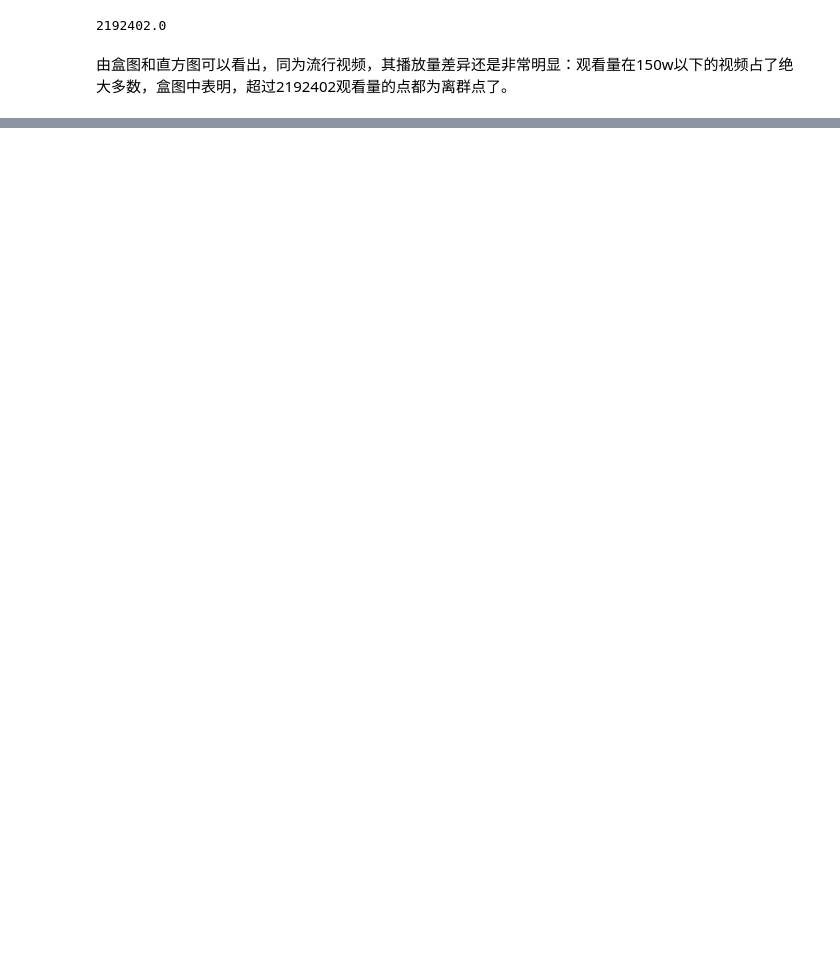
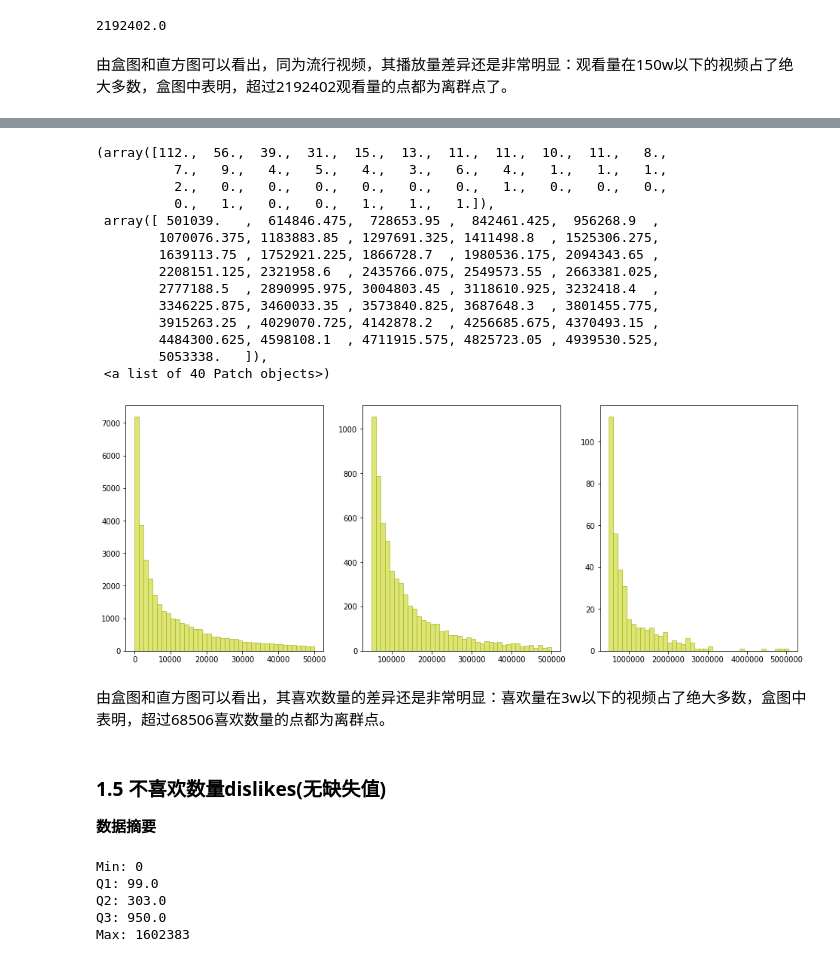
Before and after one commit to PluckySaltyfish/DataMiningClass, a Jupyter notebook: youtube.py.ipynb, the cells around one changed output, grey strips where cells are left out. Saved outputs shown, nothing was run; the diff lists cells and outputs as text; code cells hidden in the pictures; blank space fills up the shorter version.

```diff
--- a/youtube.py.ipynb
+++ b/youtube.py.ipynb
@@ -280,0 +318,37 @@ print(outlier)
+# %%
+# 分段直方图
+likes.sort()
+p1 = np.searchsorted(likes, 50000)
+p2 = np.searchsorted(likes, 500000)
+v1 = likes[:p1]
+v2 = likes[p1:p2]
+v3 = likes[p2:]
+fig1 = plt.figure(figsize=(16, 6))
+plt.subplot(131)
+plt.hist(v1, bins=40, facecolor="#cddc39", edgecolor="#afb42b", alpha=0.7)
+plt.subplot(132)
+plt.hist(v2, bins=40, facecolor="#cddc39", edgecolor="#afb42b", alpha=0.7)
+plt.subplot(133)
+plt.hist(v3, bins=40, facecolor="#cddc39", edgecolor="#afb42b", alpha=0.7)
+# %% [output]
+(array([112.,  56.,  39.,  31.,  15.,  13.,  11.,  11.,  10.,  11.,   8.,
+          7.,   9.,   4.,   5.,   4.,   3.,   6.,   4.,   1.,   1.,   1.,
+          2.,   0.,   0.,   0.,   0.,   0.,   0.,   1.,   0.,   0.,   0.,
+          0.,   1.,   0.,   0.,   1.,   1.,   1.]),
+ array([ 501039.   ,  614846.475,  728653.95 ,  842461.425,  956268.9  ,
+        1070076.375, 1183883.85 , 1297691.325, 1411498.8  , 1525306.275,
+        1639113.75 , 1752921.225, 1866728.7  , 1980536.175, 2094343.65 ,
+        2208151.125, 2321958.6  , 2435766.075, 2549573.55 , 2663381.025,
+        2777188.5  , 2890995.975, 3004803.45 , 3118610.925, 3232418.4  ,
+        3346225.875, 3460033.35 , 3573840.825, 3687648.3  , 3801455.775,
+        3915263.25 , 4029070.725, 4142878.2  , 4256685.675, 4370493.15 ,
+        4484300.625, 4598108.1  , 4711915.575, 4825723.05 , 4939530.525,
+        5053338.   ]),
+ <a list of 40 Patch objects>)
+[figure, added]
+# %% [markdown]
+由盒图和直方图可以看出，其喜欢数量的差异还是非常明显：喜欢量在3w以下的视频占了绝大多数，盒图中表明，超过68506喜欢数量的点都为离群点。
+# %% [markdown]
+### 1.5 不喜欢数量dislikes(无缺失值)
+
+**数据摘要**
@@ -280,0 +357,8 @@ print(outlier)
+# %%
+CA.five_number()
+# %% [output]
+Min: 0
+Q1: 99.0
+Q2: 303.0
+Q3: 950.0
+Max: 1602383
```
Also changed, not shown: parts of 42 cells of this notebook, 1 other file.
